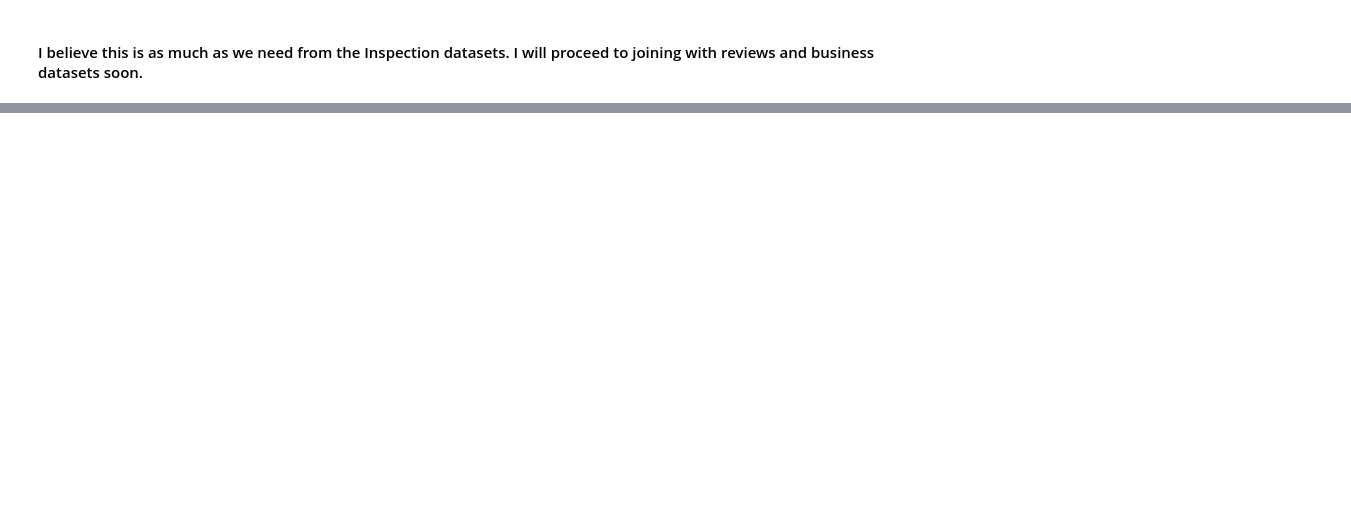
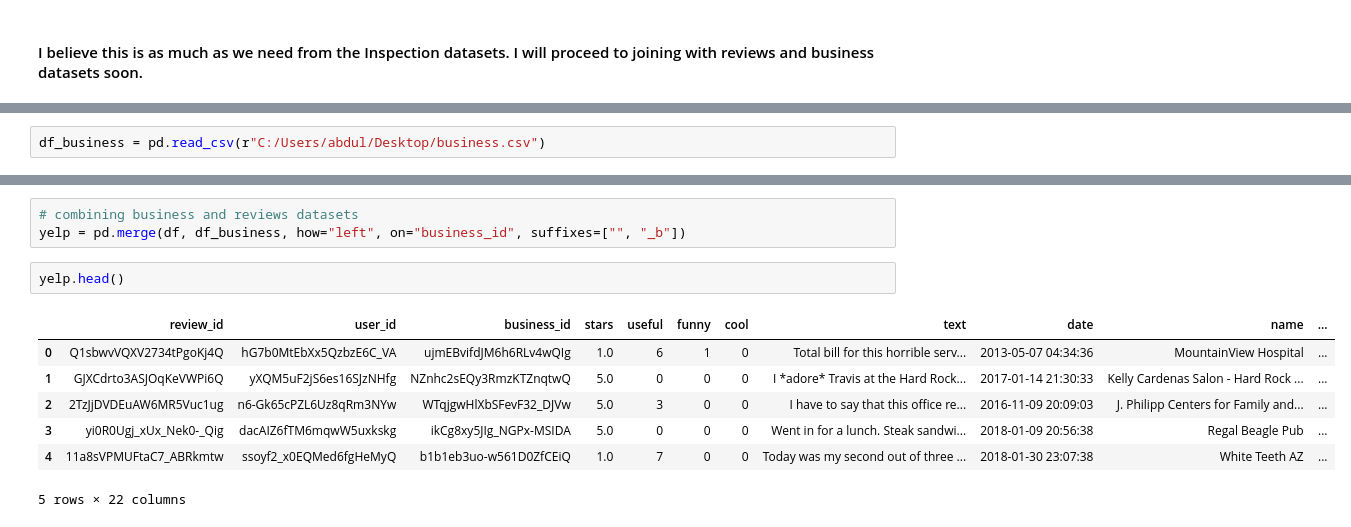
Before and after one commit to RishabPanyam96/Las_Vegas_Food_Inspection, a Jupyter notebook: code/Yelp project Datasets.ipynb, the cells around one changed output, grey strips where cells are left out. Drawn from its saved outputs; the diff is of its cells as text; blank space fills up the shorter version.

```diff
--- a/code/Yelp project Datasets.ipynb
+++ b/code/Yelp project Datasets.ipynb
@@ -236,0 +279,2 @@ Inspections.shape
+# %%
+df_business = pd.read_csv(r"C:/Users/abdul/Desktop/business.csv")
@@ -236,0 +301,13 @@ Inspections.shape
+# %%
+# combining business and reviews datasets
+yelp = pd.merge(df, df_business, how="left", on="business_id", suffixes=["", "_b"])
+# %%
+yelp.head()
+# %% [output]
+|  | review_id | user_id | business_id | stars | useful | funny | cool | text | date | name | ... |
+| 0 | Q1sbwvVQXV2734tPgoKj4Q | hG7b0MtEbXx5QzbzE6C_VA | ujmEBvifdJM6h6RLv4wQIg | 1.0 | 6 | 1 | 0 | Total bill for this horrible serv... | 2013-05-07 04:34:36 | MountainView Hospital | ... |
+| 1 | GJXCdrto3ASJOqKeVWPi6Q | yXQM5uF2jS6es16SJzNHfg | NZnhc2sEQy3RmzKTZnqtwQ | 5.0 | 0 | 0 | 0 | I *adore* Travis at the Hard Rock... | 2017-01-14 21:30:33 | Kelly Cardenas Salon - Hard Rock ... | ... |
+| 2 | 2TzJjDVDEuAW6MR5Vuc1ug | n6-Gk65cPZL6Uz8qRm3NYw | WTqjgwHlXbSFevF32_DJVw | 5.0 | 3 | 0 | 0 | I have to say that this office re... | 2016-11-09 20:09:03 | J. Philipp Centers for Family and... | ... |
+| 3 | yi0R0Ugj_xUx_Nek0-_Qig | dacAIZ6fTM6mqwW5uxkskg | ikCg8xy5JIg_NGPx-MSIDA | 5.0 | 0 | 0 | 0 | Went in for a lunch. Steak sandwi... | 2018-01-09 20:56:38 | Regal Beagle Pub | ... |
+| 4 | 11a8sVPMUFtaC7_ABRkmtw | ssoyf2_x0EQMed6fgHeMyQ | b1b1eb3uo-w561D0ZfCEiQ | 1.0 | 7 | 0 | 0 | Today was my second out of three ... | 2018-01-30 23:07:38 | White Teeth AZ | ... |
+5 rows × 22 columns
```
Also changed, not shown: parts of 24 cells of this notebook.
